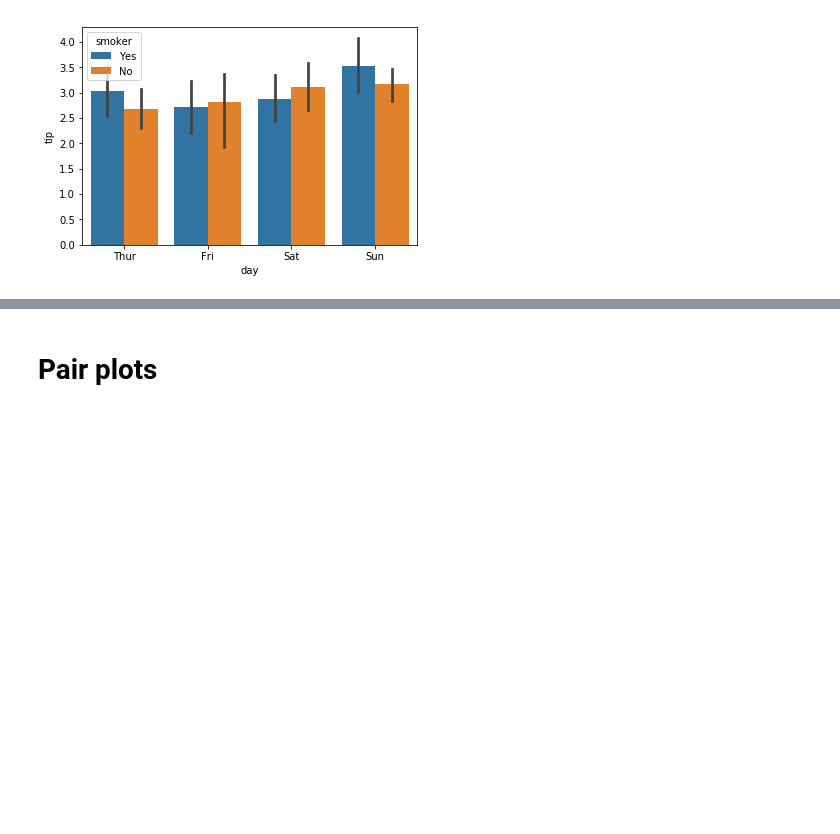
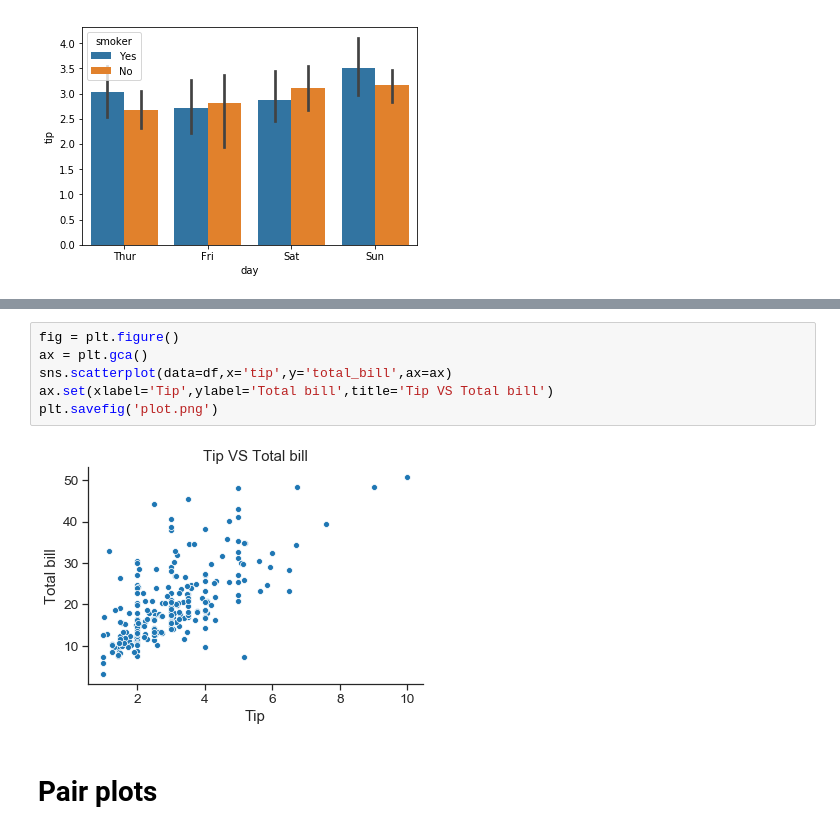
Before and after one commit to lacdr-tox/basic-programming-in-drug-discovery, a Jupyter notebook: python/answers/4.3 Advanced plotting - seaborn.ipynb, the cells around one changed output, grey strips where cells are left out. Saved outputs shown, nothing was run; the diff lists cells and outputs as text; blank space fills up the shorter version.

```diff
--- a/python/answers/4.3 Advanced plotting - seaborn.ipynb
+++ b/python/answers/4.3 Advanced plotting - seaborn.ipynb
@@ -133,3 +149,11 @@ sns.barplot(x="day", y="tip", data=df, hue='smoker')
+# %%
+fig = plt.figure()
+ax = plt.gca()
+sns.scatterplot(data=df,x='tip',y='total_bill',ax=ax)
+ax.set(xlabel='Tip',ylabel='Total bill',title='Tip VS Total bill')
+plt.savefig('plot.png')
+# %% [output]
+[figure, added]
 # %% [markdown]
 # Pair plots
 # %% [markdown]
```
Also changed, not shown: parts of 9 cells of this notebook, 2 other files.
